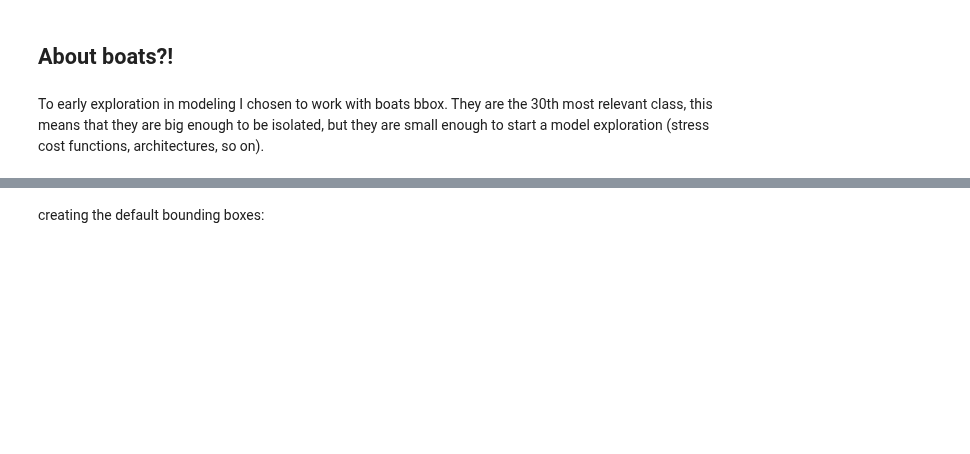
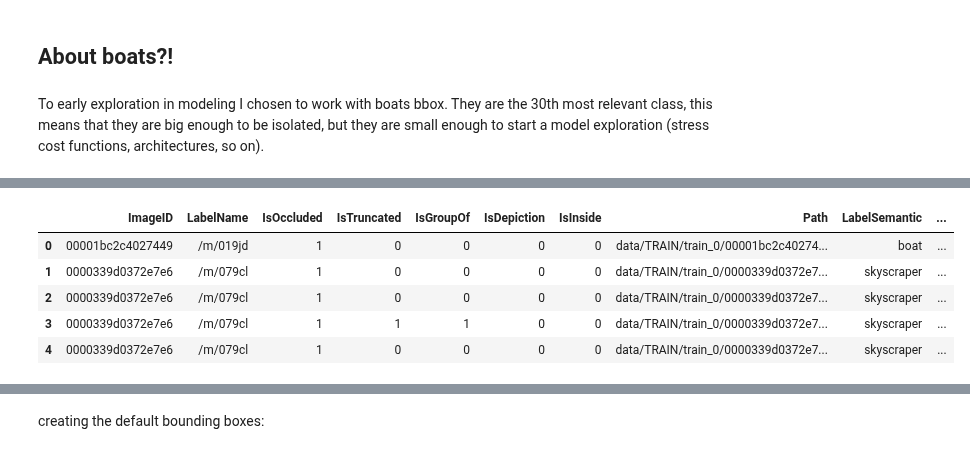
Before and after one commit to BAlmeidaS/capstone-udacity-mle, a Jupyter notebook: project/data-preparation.ipynb, the cells around one changed output, grey strips where cells are left out. Cells and saved outputs as stored; diff of their text form; code cells hidden in the pictures; blank space fills up the shorter version.

```diff
--- a/project/data-preparation.ipynb
+++ b/project/data-preparation.ipynb
@@ -4,6 +4,7 @@ import os
 os.sys.path.append(os.path.abspath(".."))
 
 import numpy as np
+import pandas as pd
 
 import h5py
 
@@ -14,6 +15,8 @@ from tqdm import tqdm
 
 import pickle
 
+modelpath = os.path.join(content.DATAPATH, "MODEL")
+
 tqdm.pandas()
 # %% [markdown]
 This notebook is about create the environment to start to train models.
@@ -41,5 +26,0 @@ saving the state of one hot encoding model preprocessor to re-use in train and t
-# %%
-modelpath = os.path.join(content.DATAPATH, "MODEL", "ohc.pkl")
-
-with open(modelpath, 'wb') as f:
-    pickle.dump(ohc, f)
@@ -76,0 +27,16 @@ part_data.head(5)
+# %%
+#reading all train csvs
+all_train = pd.concat(
+    [pd.read_csv(os.path.join(modelpath, f'train_preprocessed_{i}.csv')) for i in range(8)]
+)
+all_train['bbox_ref'] = all_train.bbox_ref.apply(lambda x: [int(k) for k
+                                                            in filter(lambda a: a, x[1:-1].split(' '))])
+all_train['bbox_count'] = all_train.bbox_ref.apply(lambda x: len(x))
+all_train.head(5)
+# %% [output]
+|  | ImageID | LabelName | IsOccluded | IsTruncated | IsGroupOf | IsDepiction | IsInside | Path | LabelSemantic | ... |
+| 0 | 00001bc2c4027449 | /m/019jd | 1 | 0 | 0 | 0 | 0 | data/TRAIN/train_0/00001bc2c40274... | boat | ... |
+| 1 | 0000339d0372e7e6 | /m/079cl | 1 | 0 | 0 | 0 | 0 | data/TRAIN/train_0/0000339d0372e7... | skyscraper | ... |
+| 2 | 0000339d0372e7e6 | /m/079cl | 1 | 0 | 0 | 0 | 0 | data/TRAIN/train_0/0000339d0372e7... | skyscraper | ... |
+| 3 | 0000339d0372e7e6 | /m/079cl | 1 | 1 | 1 | 0 | 0 | data/TRAIN/train_0/0000339d0372e7... | skyscraper | ... |
+| 4 | 0000339d0372e7e6 | /m/079cl | 1 | 0 | 0 | 0 | 0 | data/TRAIN/train_0/0000339d0372e7... | skyscraper | ... |
```
Also changed, not shown: parts of 17 cells of this notebook, 1 other file.
